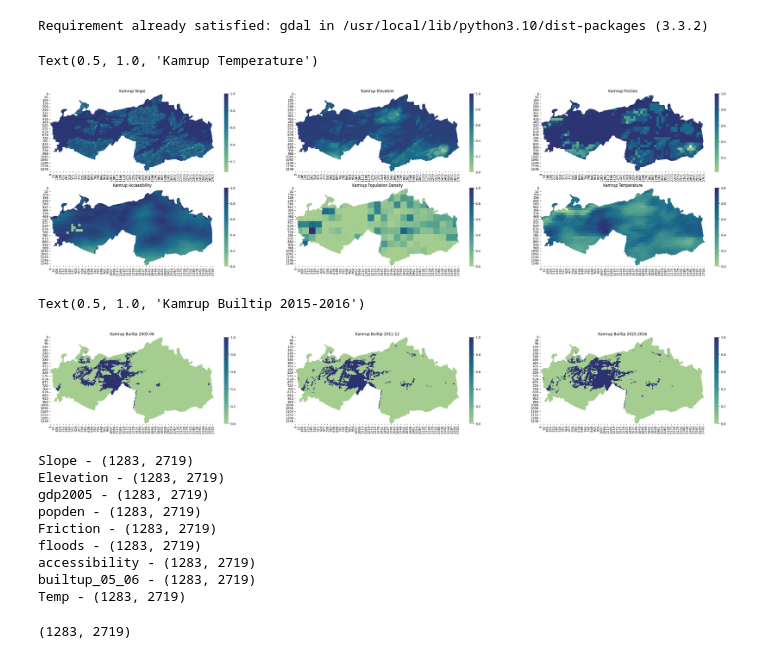
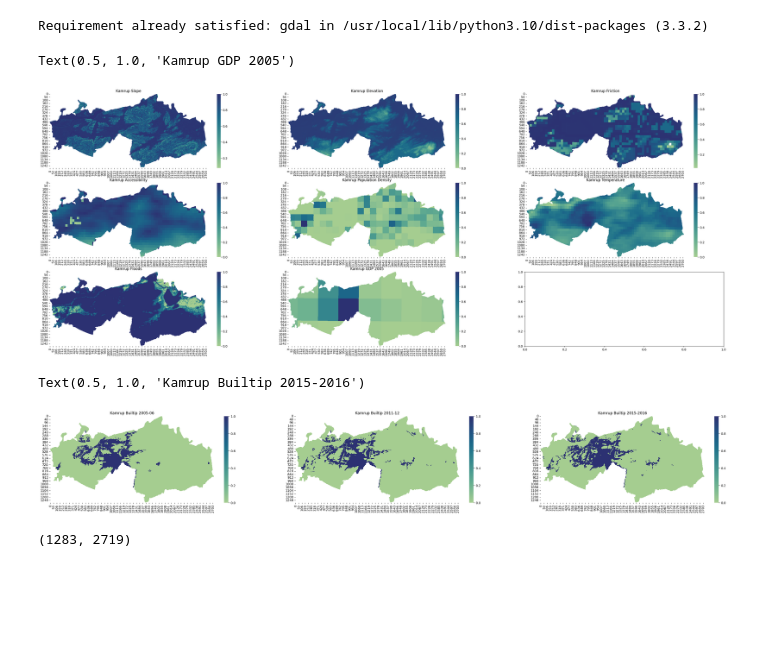
Before and after one commit to DexterfreaK/XGboostUrban, a Jupyter notebook: XGBoost_using_dataframe.ipynb, the cells around one changed output. Drawn from its saved outputs; the diff is of its cells as text; code cells hidden in the pictures; blank space fills up the shorter version.

```diff
--- a/XGBoost_using_dataframe.ipynb
+++ b/XGBoost_using_dataframe.ipynb
@@ -76,19 +78,19 @@ builtup_15_16 = gdal.Open("/content/drive/MyDrive/AdjustedData_23_metre_Resoluti
 builtup_15_16 = builtup_15_16.ReadAsArray()
 builtup_15_16 = np.where(builtup_15_16 < 0 , np.nan, builtup_15_16)
 # %%
-import matplotlib.pyplot as plt
-import seaborn as sns
-fig, axes = plt.subplots(2, 3, figsize=(40, 10))
+fig, axes = plt.subplots(3, 3, figsize=(40, 15))
 
 sns.heatmap(ax=axes[0, 0], data=Slope, square=True, cmap="crest").set_title('Kamrup Slope')
 sns.heatmap(ax=axes[0, 1], data=Elevation, square=True, cmap="crest").set_title('Kamrup Elevation')
 sns.heatmap(ax=axes[0, 2], data=Friction, square=True, cmap="crest").set_title('Kamrup Friction')
 sns.heatmap(ax=axes[1, 0], data=accessibility, square=True, cmap="crest").set_title('Kamrup Accessibility')
 sns.heatmap(ax=axes[1, 1], data=popden, square=True, cmap="crest").set_title('Kamrup Population Density')
 sns.heatmap(ax=axes[1, 2], data=Temp, square=True, cmap="crest").set_title('Kamrup Temperature')
+sns.heatmap(ax=axes[2, 0], data=floods, square=True, cmap="crest").set_title('Kamrup Floods')
+sns.heatmap(ax=axes[2, 1], data=gdp2005, square=True, cmap="crest").set_title('Kamrup GDP 2005')
 # %% [output]
-Text(0.5, 1.0, 'Kamrup Temperature')
+Text(0.5, 1.0, 'Kamrup GDP 2005')
-[figure, old version]
+[figure, new version]
 # %%
 fig, axes = plt.subplots(1, 3, figsize=(40, 5))
 sns.heatmap(ax=axes[0], data=builtup_05_06, cmap="crest").set_title('Kamrup Builtip 2005-06')
@@ -99,17 +101,17 @@ Text(0.5, 1.0, 'Kamrup Builtip 2015-2016')
 [figure]
 # %%
 # Required Shape checking for All features
-print(f'Slope - {Slope.shape}')
-print(f'Elevation - {Elevation.shape}')
-print(f'gdp2005 - {gdp2005.shape}')
+# print(f'Slope - {Slope.shape}')
+# print(f'Elevation - {Elevation.shape}')
+# print(f'gdp2005 - {gdp2005.shape}')
 
-print(f'popden - {popden.shape}')
-print(f'Friction - {Friction.shape}')
+# print(f'popden - {popden.shape}')
+# print(f'Friction - {Friction.shape}')
 
-print(f'floods - {floods.shape}')
-print(f'accessibility - {accessibility.shape}')
-print(f'builtup_05_06 - {builtup_05_06.shape}')
-print(f'Temp - {Temp.shape}')
+# print(f'floods - {floods.shape}')
+# print(f'accessibility - {accessibility.shape}')
+# print(f'builtup_05_06 - {builtup_05_06.shape}')
+# print(f'Temp - {Temp.shape}')
 
 assert Slope.shape == popden.shape == Friction.shape == Elevation.shape == gdp2005.shape == floods.shape == accessibility.shape == builtup_05_06.shape==Temp.shape
 (l,w) = Slope.shape
@@ -124,16 +126,6 @@ accessibility = np.reshape(accessibility, (l*w,1))
 builtup_05_06 = np.reshape(builtup_05_06, (l*w,1))
 gdp2005 = np.reshape(gdp2005, (l*w,1))
 Temp = np.reshape(Temp, (l*w,1))
-# %% [output]
-Slope - (1283, 2719)
-Elevation - (1283, 2719)
-gdp2005 - (1283, 2719)
-popden - (1283, 2719)
-Friction - (1283, 2719)
-floods - (1283, 2719)
-accessibility - (1283, 2719)
-builtup_05_06 - (1283, 2719)
-Temp - (1283, 2719)
 # %%
 #Opening and Reading Y data
 Y_data = gdal.Open("/content/drive/MyDrive/AdjustedData_23_metre_Resolution/Sub_11-05.tif")
```
Also changed, not shown: parts of 16 cells of this notebook.
